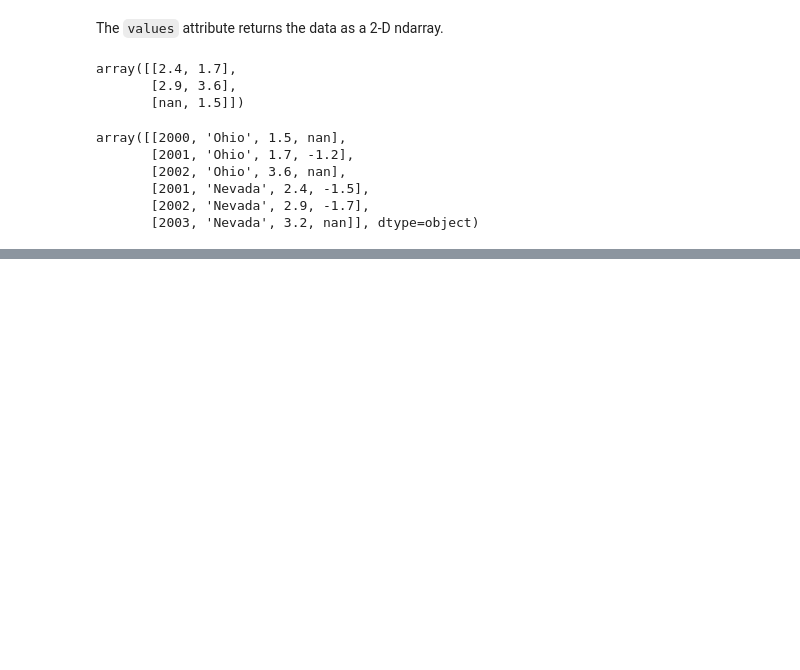
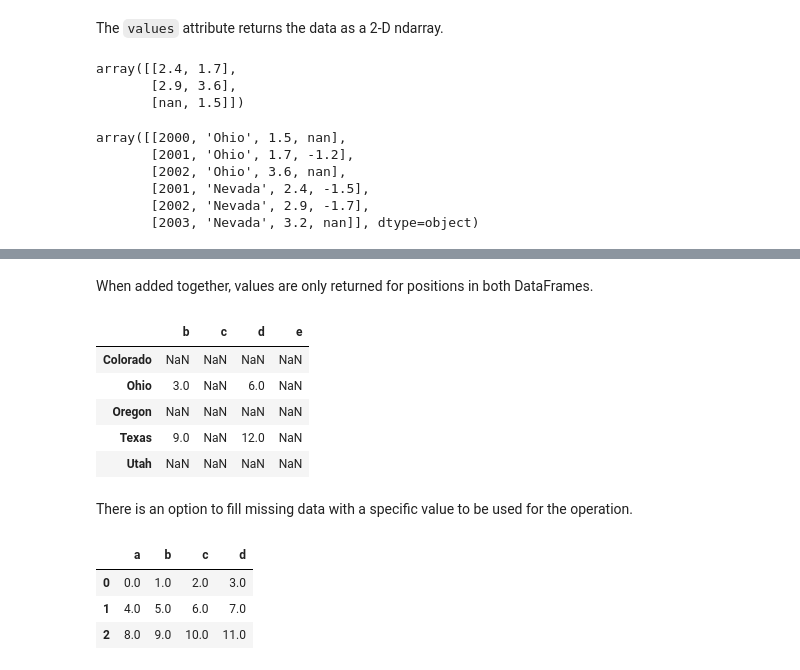
Before and after one commit to jhrcook/100DaysOfPython, a Jupyter notebook: PythonForDataAnalysis/pfda_ch5.ipynb, the cells around one changed output, grey strips where cells are left out. Cells and saved outputs as stored; diff of their text form; code cells hidden in the pictures; blank space fills up the shorter version.

```diff
--- a/PythonForDataAnalysis/pfda_ch5.ipynb
+++ b/PythonForDataAnalysis/pfda_ch5.ipynb
@@ -407,0 +831,12 @@ array([[2000, 'Ohio', 1.5, nan],
+# %%
+df1 = pd.DataFrame(
+    np.arange(9.).reshape((3, 3)),
+    columns=list('bcd'),
+    index=['Ohio', 'Texas', 'Colorado']
+)
+df2 = pd.DataFrame(
+    np.arange(12.).reshape((4, 3)),
+    columns=list('bde'),
+    index=['Utah', 'Ohio', 'Texas', 'Oregon']
+)
+df1
@@ -407,0 +856,22 @@ array([[2000, 'Ohio', 1.5, nan],
+# %% [markdown]
+When added together, values are only returned for positions in both DataFrames.
+# %%
+df1 + df2
+# %% [output]
+|  | b | c | d | e |
+| Colorado | NaN | NaN | NaN | NaN |
+| Ohio | 3.0 | NaN | 6.0 | NaN |
+| Oregon | NaN | NaN | NaN | NaN |
+| Texas | 9.0 | NaN | 12.0 | NaN |
+| Utah | NaN | NaN | NaN | NaN |
+# %% [markdown]
+There is an option to fill missing data with a specific value to be used for the operation.
+# %%
+df1 = pd.DataFrame(np.arange(12.).reshape((3, 4)), columns=list('abcd'))
+df2 = pd.DataFrame(np.arange(20.).reshape((4, 5)), columns=list('abcde'))
+df1
+# %% [output]
+|  | a | b | c | d |
+| 0 | 0.0 | 1.0 | 2.0 | 3.0 |
+| 1 | 4.0 | 5.0 | 6.0 | 7.0 |
+| 2 | 8.0 | 9.0 | 10.0 | 11.0 |
```
Also changed, not shown: parts of 86 cells of this notebook, 2 other files.
